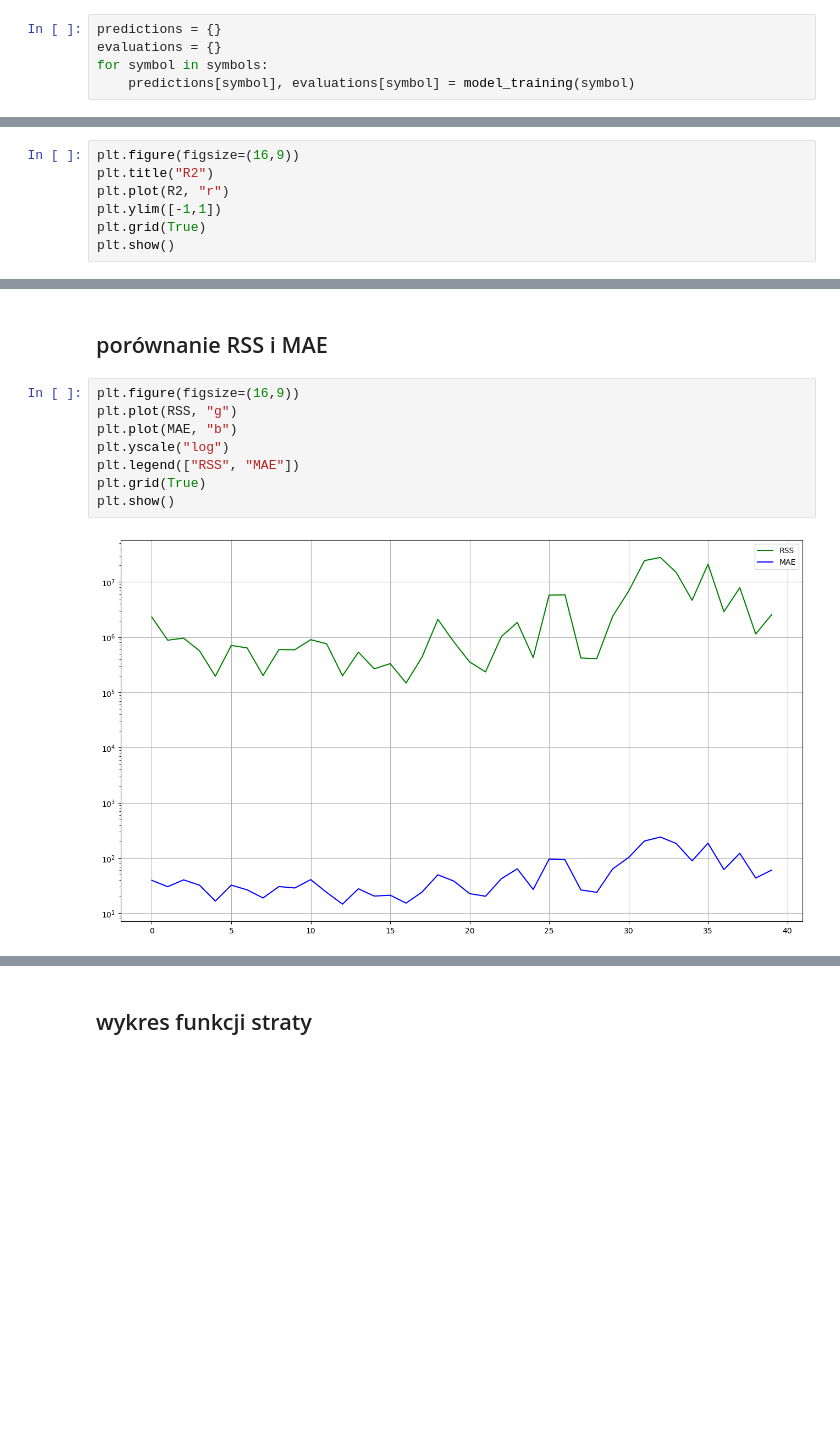
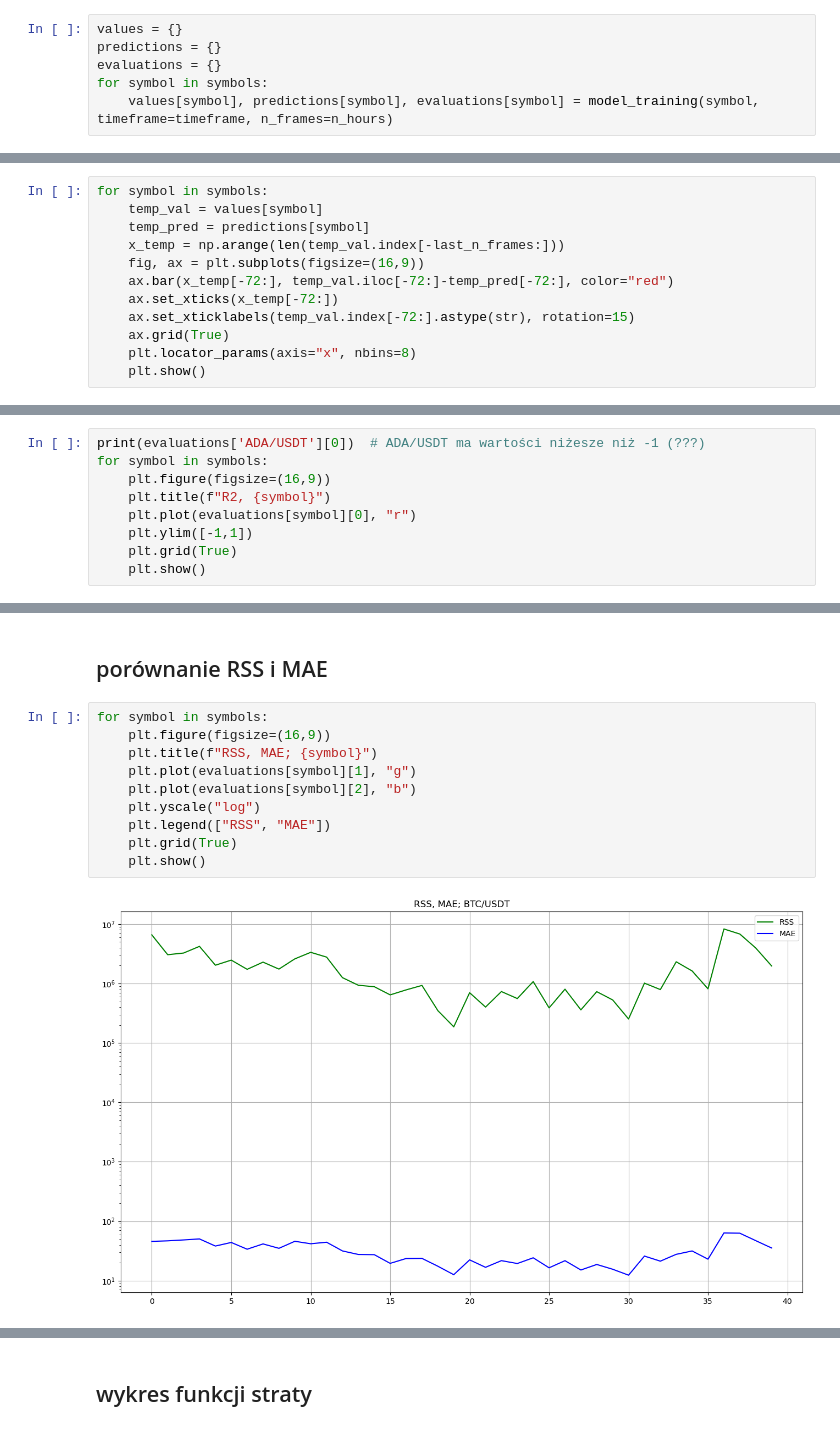
Before and after one commit to szym98/WSB_ML_crypto_model, a Jupyter notebook: Main_CryptoML.ipynb, the cells around one changed output, grey strips where cells are left out. Saved outputs shown, nothing was run; the diff lists cells and outputs as text; blank space fills up the shorter version.

```diff
--- a/Main_CryptoML.ipynb
+++ b/Main_CryptoML.ipynb
@@ -116,7 +102,8 @@ n_hours = 10000  # ponad rok
 # %% [markdown]
 # wykonanie uczenia
 # %%
+values = {}
 predictions = {}
 evaluations = {}
 for symbol in symbols:
-    predictions[symbol], evaluations[symbol] = model_training(symbol)
+    values[symbol], predictions[symbol], evaluations[symbol] = model_training(symbol, timeframe=timeframe, n_frames=n_hours)
@@ -202,0 +226,12 @@ Data for BTC/USDT after dropping NaN values:
+# %%
+for symbol in symbols:
+    temp_val = values[symbol]
+    temp_pred = predictions[symbol]
+    x_temp = np.arange(len(temp_val.index[-last_n_frames:]))
+    fig, ax = plt.subplots(figsize=(16,9))
+    ax.bar(x_temp[-72:], temp_val.iloc[-72:]-temp_pred[-72:], color="red")
+    ax.set_xticks(x_temp[-72:])
+    ax.set_xticklabels(temp_val.index[-72:].astype(str), rotation=15)
+    ax.grid(True)
+    plt.locator_params(axis="x", nbins=8)
+    plt.show()
@@ -203,10 +244,12 @@ Data for BTC/USDT after dropping NaN values:
 # %% [markdown]
 ## wykres R2
 # %%
-plt.figure(figsize=(16,9))
-plt.title("R2")
-plt.plot(R2, "r")
-plt.ylim([-1,1])
-plt.grid(True)
-plt.show()
+print(evaluations['ADA/USDT'][0])  # ADA/USDT ma wartości niżesze niż -1 (???)
+for symbol in symbols:
+    plt.figure(figsize=(16,9))
+    plt.title(f"R2, {symbol}")
+    plt.plot(evaluations[symbol][0], "r")
+    plt.ylim([-1,1])
+    plt.grid(True)
+    plt.show()
 # %% [output]
@@ -214,12 +262,14 @@ plt.show()
 # %% [markdown]
 ## porównanie RSS i MAE
 # %%
-plt.figure(figsize=(16,9))
-plt.plot(RSS, "g")
-plt.plot(MAE, "b")
-plt.yscale("log")
-plt.legend(["RSS", "MAE"])
-plt.grid(True)
-plt.show()
+for symbol in symbols:
+    plt.figure(figsize=(16,9))
+    plt.title(f"RSS, MAE; {symbol}")
+    plt.plot(evaluations[symbol][1], "g")
+    plt.plot(evaluations[symbol][2], "b")
+    plt.yscale("log")
+    plt.legend(["RSS", "MAE"])
+    plt.grid(True)
+    plt.show()
 # %% [output]
-[figure, old version]
+[figure, new version]
```
Also changed, not shown: parts of 16 cells of this notebook.
